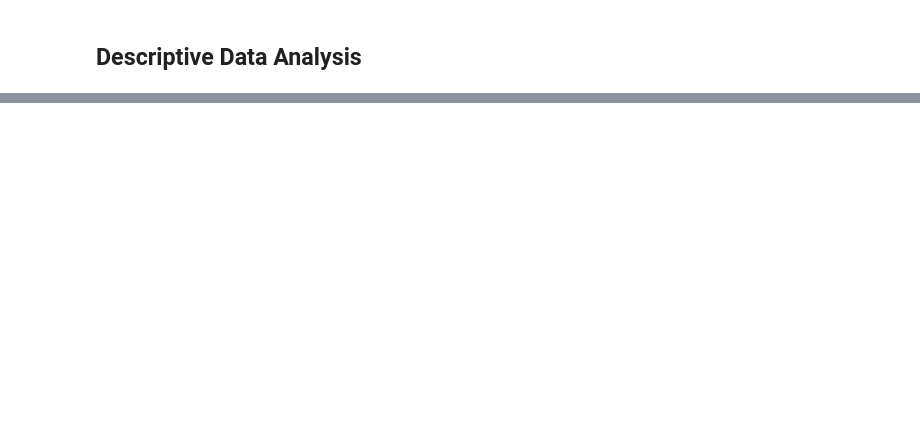
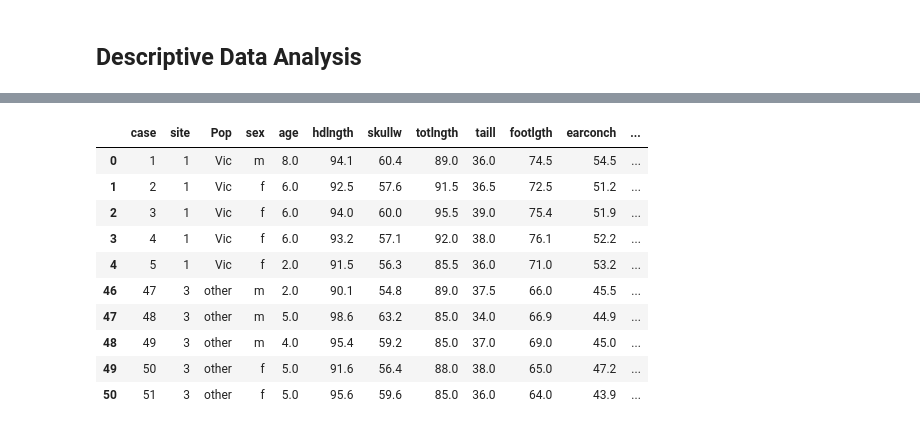
Before and after one commit to KudoroEsther/Files-Data_Analysis-, a Jupyter notebook: Statistics/Task_18_Statistics.ipynb, the cells around one changed output, grey strips where cells are left out. Cells and saved outputs as stored; diff of their text form; code cells hidden in the pictures; blank space fills up the shorter version.

```diff
--- a/Statistics/Task_18_Statistics.ipynb
+++ b/Statistics/Task_18_Statistics.ipynb
@@ -118,0 +152,15 @@ dtype: int64
+# %%
+by_pop = possum.groupby("Pop")
+by_pop.head()
+# %% [output]
+|  | case | site | Pop | sex | age | hdlngth | skullw | totlngth | taill | footlgth | earconch | ... |
+| 0 | 1 | 1 | Vic | m | 8.0 | 94.1 | 60.4 | 89.0 | 36.0 | 74.5 | 54.5 | ... |
+| 1 | 2 | 1 | Vic | f | 6.0 | 92.5 | 57.6 | 91.5 | 36.5 | 72.5 | 51.2 | ... |
+| 2 | 3 | 1 | Vic | f | 6.0 | 94.0 | 60.0 | 95.5 | 39.0 | 75.4 | 51.9 | ... |
+| 3 | 4 | 1 | Vic | f | 6.0 | 93.2 | 57.1 | 92.0 | 38.0 | 76.1 | 52.2 | ... |
+| 4 | 5 | 1 | Vic | f | 2.0 | 91.5 | 56.3 | 85.5 | 36.0 | 71.0 | 53.2 | ... |
+| 46 | 47 | 3 | other | m | 2.0 | 90.1 | 54.8 | 89.0 | 37.5 | 66.0 | 45.5 | ... |
+| 47 | 48 | 3 | other | m | 5.0 | 98.6 | 63.2 | 85.0 | 34.0 | 66.9 | 44.9 | ... |
+| 48 | 49 | 3 | other | m | 4.0 | 95.4 | 59.2 | 85.0 | 37.0 | 69.0 | 45.0 | ... |
+| 49 | 50 | 3 | other | f | 5.0 | 91.6 | 56.4 | 88.0 | 38.0 | 65.0 | 47.2 | ... |
+| 50 | 51 | 3 | other | f | 5.0 | 95.6 | 59.6 | 85.0 | 36.0 | 64.0 | 43.9 | ... |
```
Also changed, not shown: parts of 32 cells of this notebook, 1 other file.
